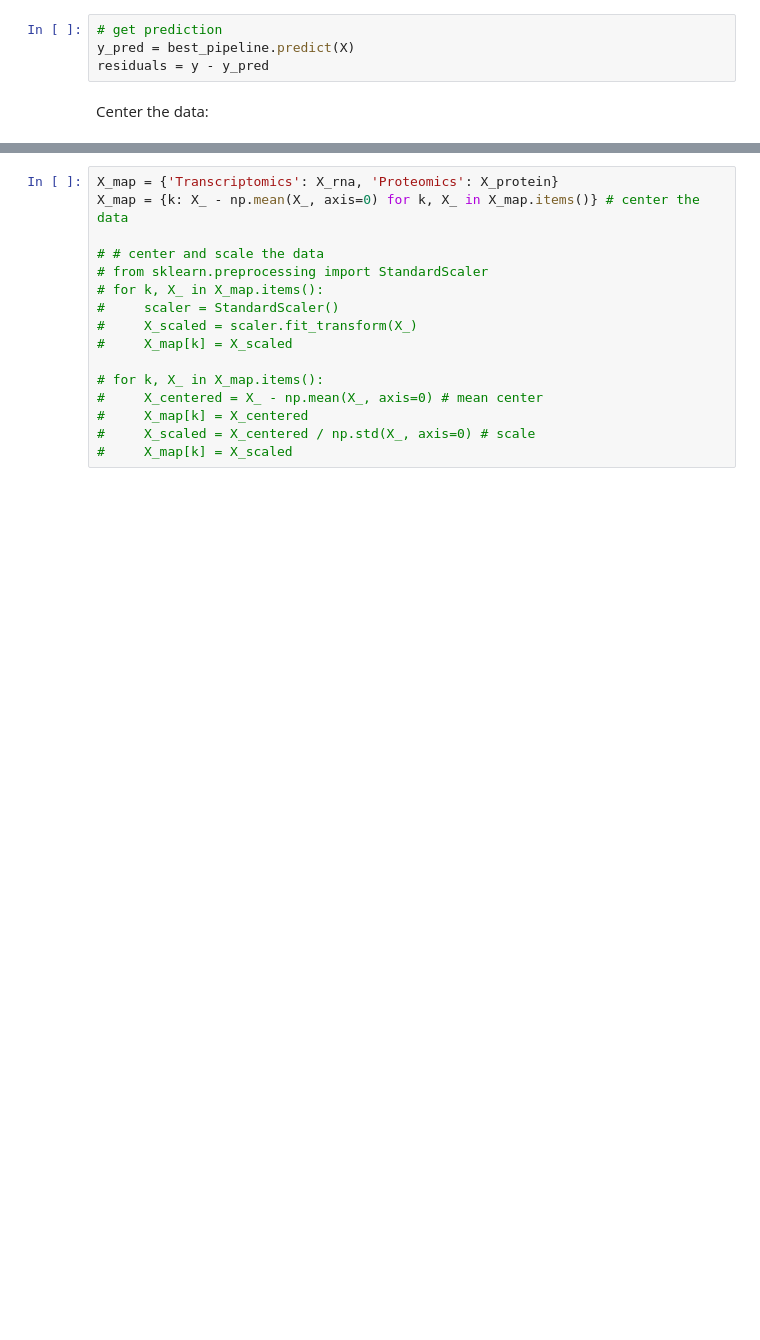
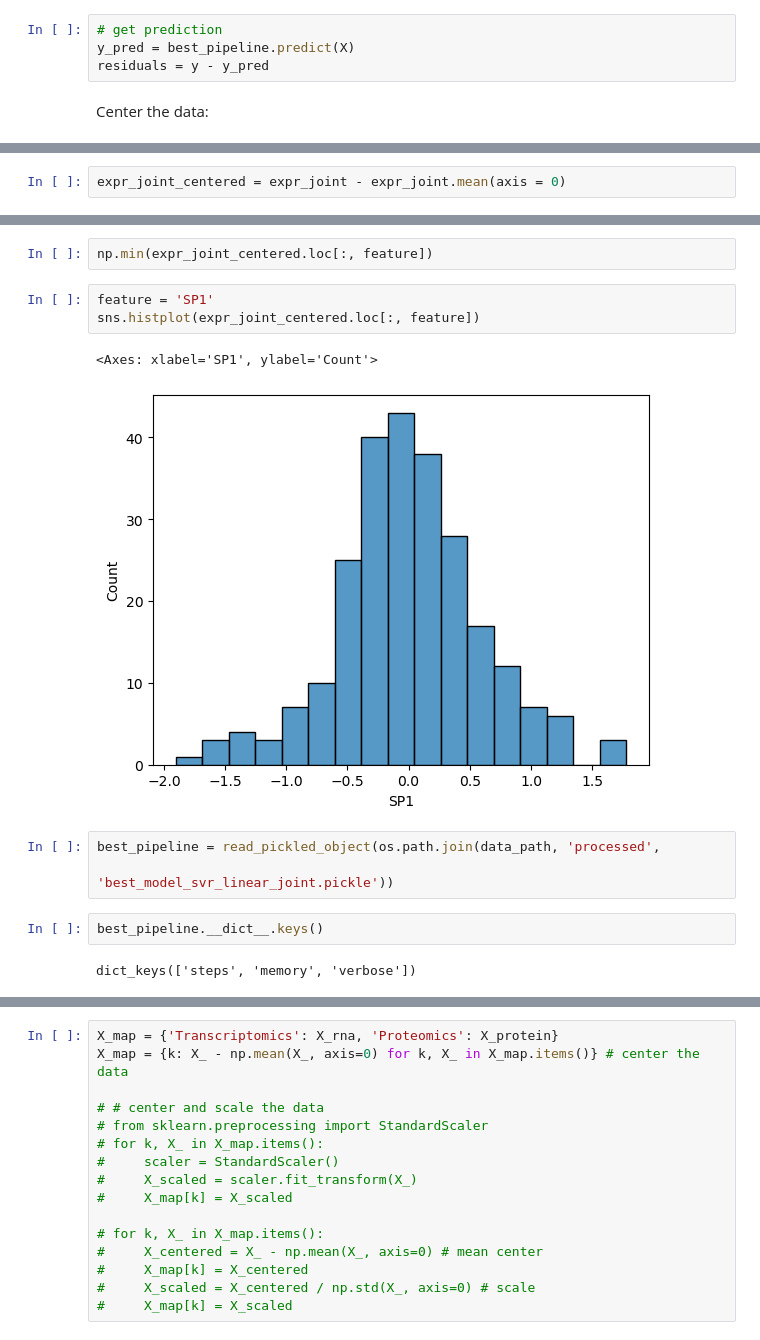
Before and after one commit to hmbaghdassarian/metastatic_potential, a Jupyter notebook: notebooks/C_joint_prediction/05_interaction_analysis/05A_top_ranked_interactions.ipynb, the cells around one changed output, grey strips where cells are left out. Saved outputs shown, nothing was run; the diff lists cells and outputs as text; blank space fills up the shorter version.

```diff
--- a/notebooks/C_joint_prediction/05_interaction_analysis/05A_top_ranked_interactions.ipynb
+++ b/notebooks/C_joint_prediction/05_interaction_analysis/05A_top_ranked_interactions.ipynb
@@ -109,0 +119,2 @@ Center the data:
+# %%
+expr_joint_centered = expr_joint - expr_joint.mean(axis = 0)
@@ -109,0 +139,15 @@ Center the data:
+# %%
+np.min(expr_joint_centered.loc[:, feature])
+# %%
+feature = 'SP1'
+sns.histplot(expr_joint_centered.loc[:, feature])
+# %% [output]
+<Axes: xlabel='SP1', ylabel='Count'>
+[figure, added]
+# %%
+best_pipeline = read_pickled_object(os.path.join(data_path, 'processed',
+                                                 'best_model_svr_linear_joint.pickle'))
+# %%
+best_pipeline.__dict__.keys()
+# %% [output]
+dict_keys(['steps', 'memory', 'verbose'])
```
Also changed, not shown: parts of 10 cells of this notebook, 6 other files.
